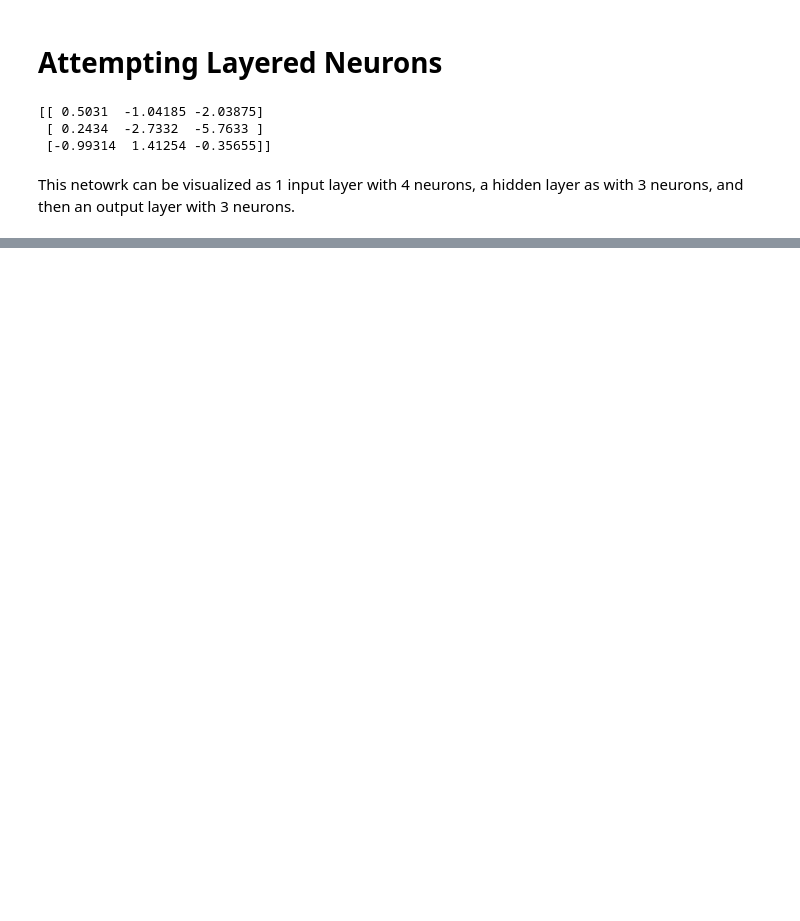
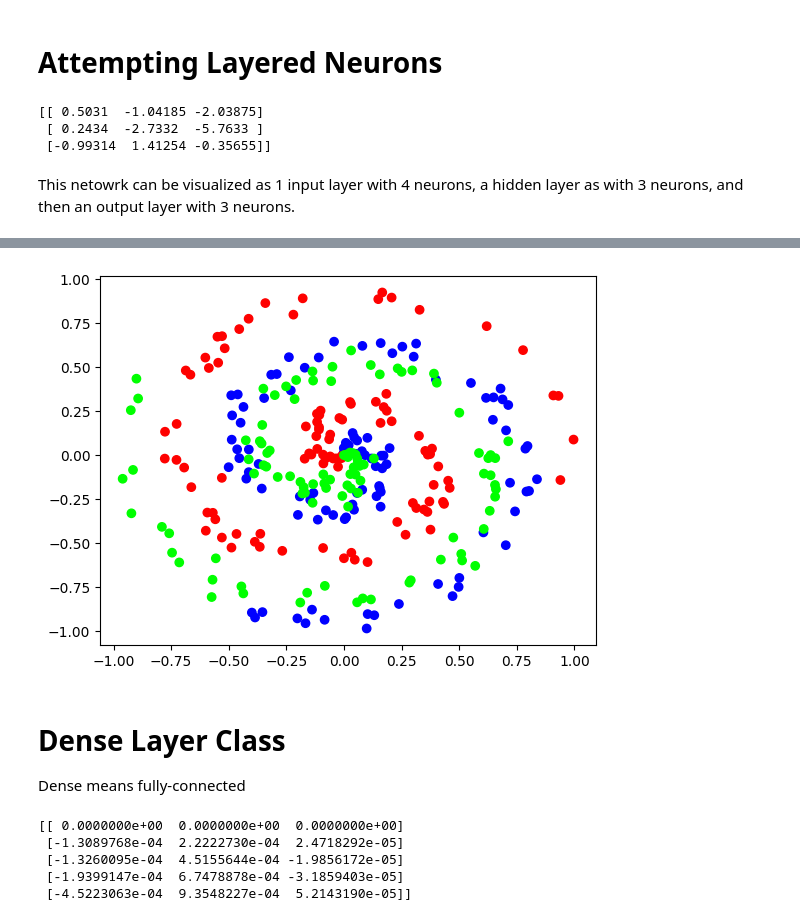
Before and after one commit to canand29/nn_from_scratch, a Jupyter notebook: Layered Neurons.ipynb, the cells around one changed output, grey strips where cells are left out. Drawn from its saved outputs; the diff is of its cells as text; code cells hidden in the pictures; blank space fills up the shorter version.

Commit message:
Finished C3 and made it forward pass through some spiral testing data

```diff
--- a/Layered Neurons.ipynb
+++ b/Layered Neurons.ipynb
@@ -30,0 +52,13 @@ This netowrk can be visualized as 1 input layer with 4 neurons, a hidden layer a
+# %%
+from nnfs.datasets import spiral_data
+
+X,y = spiral_data(samples=100, classes=3)
+
+plt.scatter(X[:,0], X[:,1], c=y, cmap='brg')
+plt.show()
+# %% [output]
+[figure, added]
+# %% [markdown]
+# Dense Layer Class
+
+Dense means fully-connected
@@ -30,0 +86,17 @@ This netowrk can be visualized as 1 input layer with 4 neurons, a hidden layer a
+# %%
+# Use dataset created above
+
+# 2 inputs, 3 outputs
+dense1 = Layer_Dense(2,3)
+
+# Forward pass of training data through layer
+dense1.forward(X)
+
+# Prints out first 5 rows of data
+print(dense1.output[:5])
+# %% [output]
+[[ 0.0000000e+00  0.0000000e+00  0.0000000e+00]
+ [-1.3089768e-04  2.2222730e-04  2.4718292e-05]
+ [-1.3260095e-04  4.5155644e-04 -1.9856172e-05]
+ [-1.9399147e-04  6.7478878e-04 -3.1859403e-05]
+ [-4.5223063e-04  9.3548227e-04  5.2143190e-05]]
```
Also changed, not shown: parts of 4 cells of this notebook.
